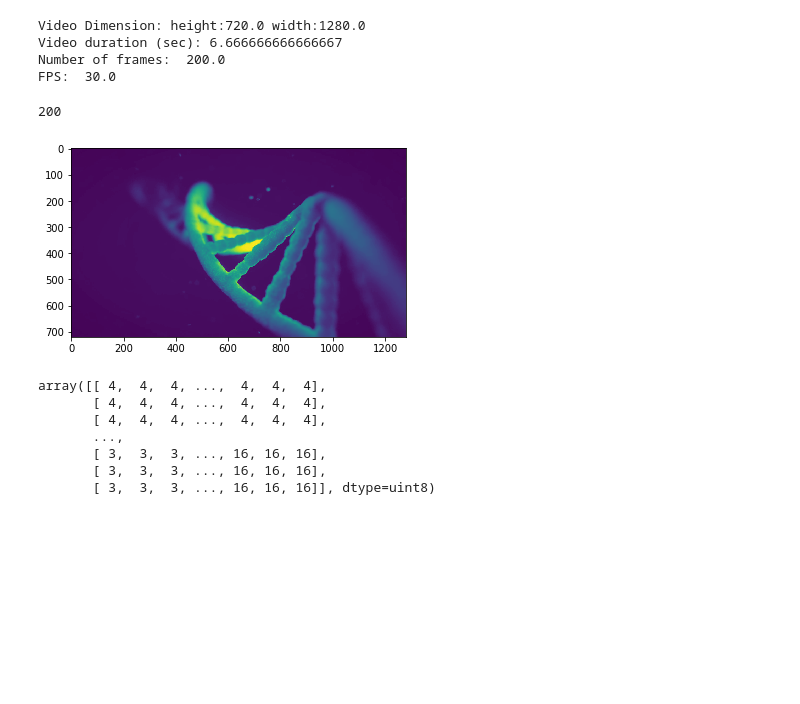
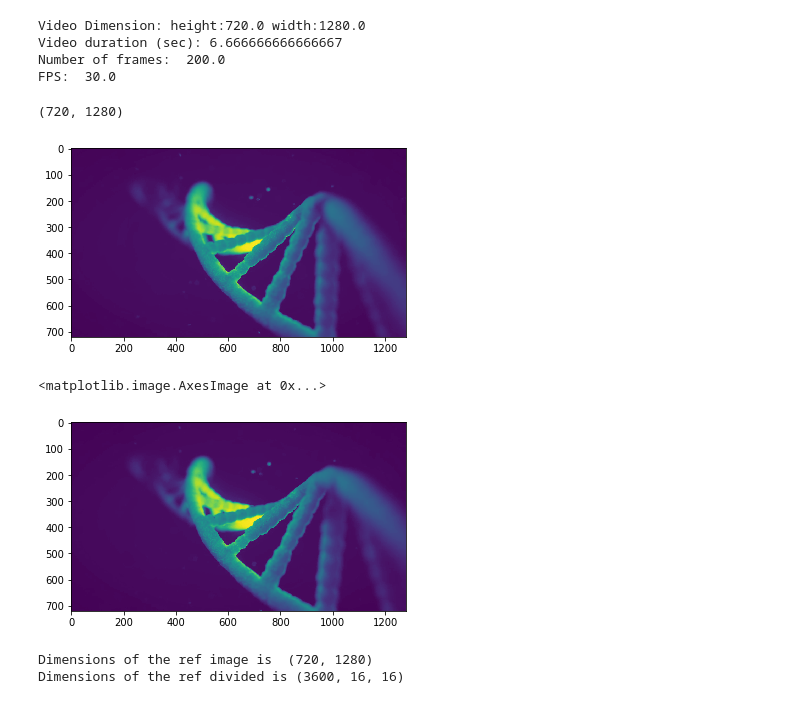
Before and after one commit to alaanousir/H.264-Video-Compression, a Jupyter notebook: Main.ipynb, the cells around one changed output. Saved outputs shown, nothing was run; the diff lists cells and outputs as text; code cells hidden in the pictures; blank space fills up the shorter version.

```diff
--- a/Main.ipynb
+++ b/Main.ipynb
@@ -65,17 +65,12 @@ Number of frames:  200.0
 FPS:  30.0
 # %%
 plt.imshow(vid_frame[100])
-len(vid_frame)
+vid_frame[100].shape
 # %% [output]
-200
+(720, 1280)
 [figure]
-# %%
-vid_frame[100]
-# %% [output]
-array([[ 4,  4,  4, ...,  4,  4,  4],
-       [ 4,  4,  4, ...,  4,  4,  4],
-       [ 4,  4,  4, ...,  4,  4,  4],
-       ...,
-       [ 3,  3,  3, ..., 16, 16, 16],
-       [ 3,  3,  3, ..., 16, 16, 16],
-       [ 3,  3,  3, ..., 16, 16, 16]], dtype=uint8)
+# %%
+plt.imshow(vid_frame[110])
+# %% [output]
+<matplotlib.image.AxesImage at 0x...>
+[figure, added]
@@ -81,0 +157,15 @@ array([[ 4,  4,  4, ...,  4,  4,  4],
+# %%
+import numpy as np
+
+im_blocks_ref, n_rows, n_cols = get_sub_images(reshape_image(vid_frame[100]))
+im_blocks_p, __, __ = get_sub_images(reshape_image(vid_frame[110]))
+print('Dimensions of the ref image is ', vid_frame[100].shape)
+print('Dimensions of the ref divided is', im_blocks_ref.shape)
+
+#fig, (ax1, ax2, ax3) = plt.subplots(1, 3)
+#ax1.imshow(vid_frame[100])
+#ax2.imshow(get_reconstructed_image(im_blocks_ref,n_rows,n_cols,16))
+#ax3.imshow(Image.fromarray(im_blocks_p[60*30 + 31]))
+# %% [output]
+Dimensions of the ref image is  (720, 1280)
+Dimensions of the ref divided is (3600, 16, 16)
```
Also changed, not shown: parts of 7 cells of this notebook.
